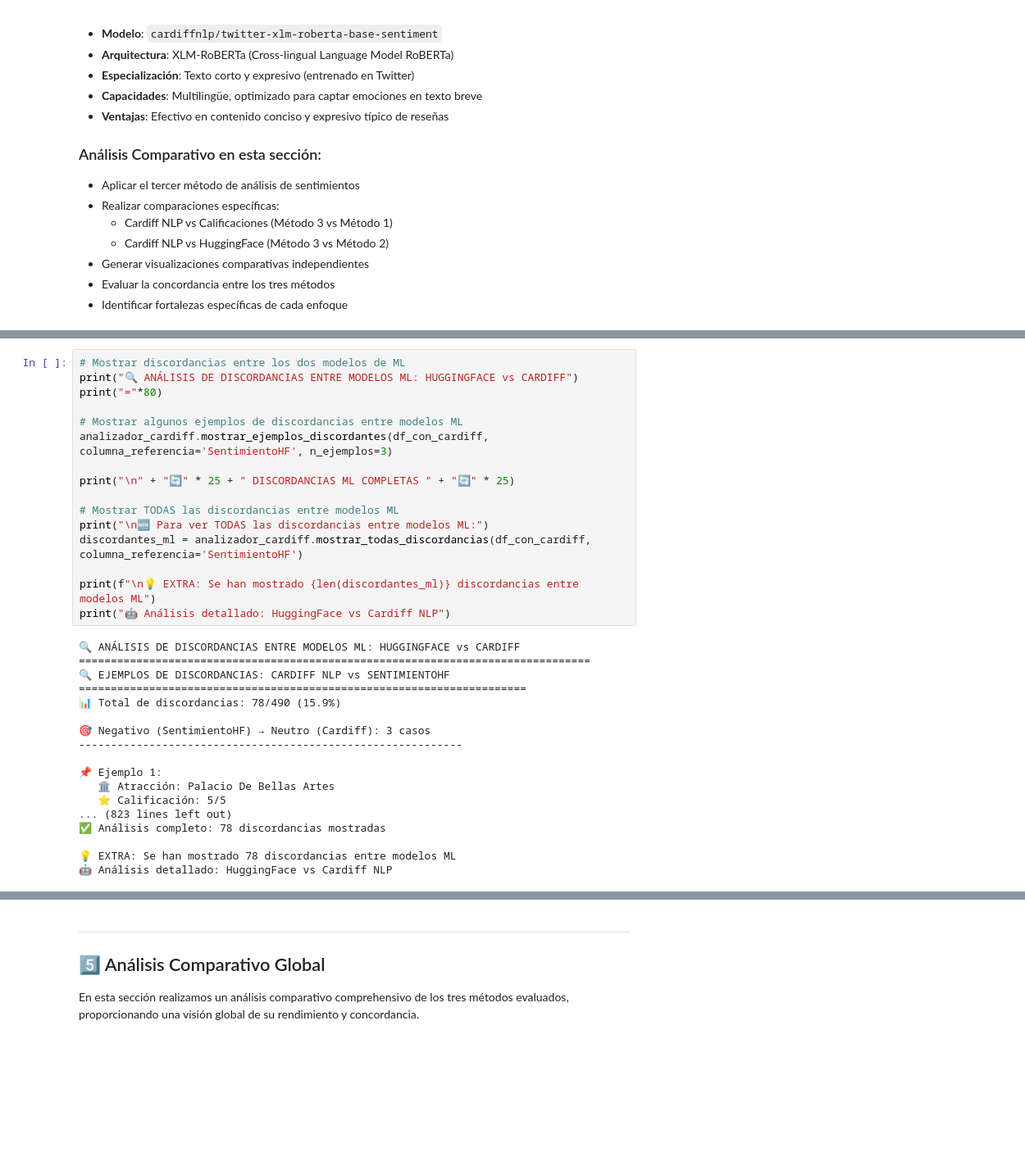
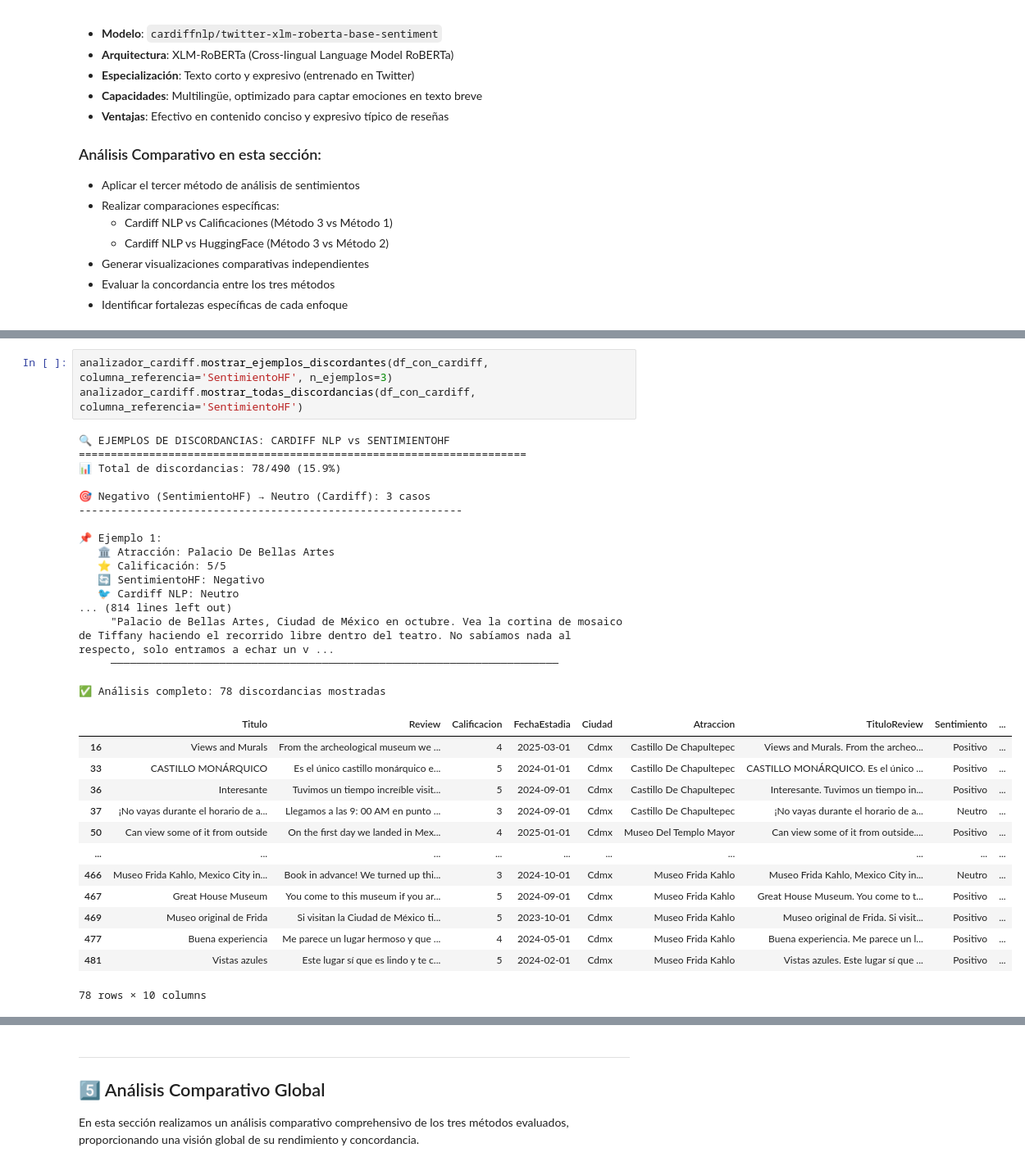
Before and after one commit to VictorWKey/AI-Tourism-Opinion-Analyzer, a Jupyter notebook: notebooks/02-analisis-de-sentimientos.ipynb, the cells around one changed output, grey strips where cells are left out. Shown at 82% size. Cells and saved outputs as stored; diff of their text form; blank space fills up the shorter version.

```diff
--- a/notebooks/02-analisis-de-sentimientos.ipynb
+++ b/notebooks/02-analisis-de-sentimientos.ipynb
@@ -809,35 +591,35 @@ print("📁 Usando: VisualizadorSentimientos.crear_visualizacion_comparacion_car
 # %%
-# Mostrar discordancias entre los dos modelos de ML
-print("🔍 ANÁLISIS DE DISCORDANCIAS ENTRE MODELOS ML: HUGGINGFACE vs CARDIFF")
-print("="*80)
-
-# Mostrar algunos ejemplos de discordancias entre modelos ML
 analizador_cardiff.mostrar_ejemplos_discordantes(df_con_cardiff, columna_referencia='SentimientoHF', n_ejemplos=3)
-
-print("\n" + "🔄" * 25 + " DISCORDANCIAS ML COMPLETAS " + "🔄" * 25)
-
-# Mostrar TODAS las discordancias entre modelos ML
-print("\n🆕 Para ver TODAS las discordancias entre modelos ML:")
-discordantes_ml = analizador_cardiff.mostrar_todas_discordancias(df_con_cardiff, columna_referencia='SentimientoHF')
-
-print(f"\n💡 EXTRA: Se han mostrado {len(discordantes_ml)} discordancias entre modelos ML")
-print("🤖 Análisis detallado: HuggingFace vs Cardiff NLP")
+analizador_cardiff.mostrar_todas_discordancias(df_con_cardiff, columna_referencia='SentimientoHF')
 # %% [output]
-🔍 ANÁLISIS DE DISCORDANCIAS ENTRE MODELOS ML: HUGGINGFACE vs CARDIFF
-================================================================================
 🔍 EJEMPLOS DE DISCORDANCIAS: CARDIFF NLP vs SENTIMIENTOHF
 ======================================================================
 📊 Total de discordancias: 78/490 (15.9%)
 
 🎯 Negativo (SentimientoHF) → Neutro (Cardiff): 3 casos
 ------------------------------------------------------------
 
 📌 Ejemplo 1:
    🏛️ Atracción: Palacio De Bellas Artes
    ⭐ Calificación: 5/5
-... (823 lines left out)
+   🔄 SentimientoHF: Negativo
+   🐦 Cardiff NLP: Neutro
+... (814 lines left out)
+     "Palacio de Bellas Artes, Ciudad de México en octubre. Vea la cortina de mosaico de Tiffany haciendo el recorrido libre dentro del teatro. No sabíamos nada al respecto, solo entramos a echar un v ...
+     ──────────────────────────────────────────────────────────────────────
+
 ✅ Análisis completo: 78 discordancias mostradas
-
-💡 EXTRA: Se han mostrado 78 discordancias entre modelos ML
-🤖 Análisis detallado: HuggingFace vs Cardiff NLP
+|  | Titulo | Review | Calificacion | FechaEstadia | Ciudad | Atraccion | TituloReview | Sentimiento | ... |
+| 16 | Views and Murals | From the archeological museum we ... | 4 | 2025-03-01 | Cdmx | Castillo De Chapultepec | Views and Murals. From the archeo... | Positivo | ... |
+| 33 | CASTILLO MONÁRQUICO | Es el único castillo monárquico e... | 5 | 2024-01-01 | Cdmx | Castillo De Chapultepec | CASTILLO MONÁRQUICO. Es el único ... | Positivo | ... |
+| 36 | Interesante | Tuvimos un tiempo increíble visit... | 5 | 2024-09-01 | Cdmx | Castillo De Chapultepec | Interesante. Tuvimos un tiempo in... | Positivo | ... |
+| 37 | ¡No vayas durante el horario de a... | Llegamos a las 9: 00 AM en punto ... | 3 | 2024-09-01 | Cdmx | Castillo De Chapultepec | ¡No vayas durante el horario de a... | Neutro | ... |
+| 50 | Can view some of it from outside | On the first day we landed in Mex... | 4 | 2025-01-01 | Cdmx | Museo Del Templo Mayor | Can view some of it from outside.... | Positivo | ... |
+| ... | ... | ... | ... | ... | ... | ... | ... | ... | ... |
+| 466 | Museo Frida Kahlo, Mexico City in... | Book in advance! We turned up thi... | 3 | 2024-10-01 | Cdmx | Museo Frida Kahlo | Museo Frida Kahlo, Mexico City in... | Neutro | ... |
+| 467 | Great House Museum | You come to this museum if you ar... | 5 | 2024-09-01 | Cdmx | Museo Frida Kahlo | Great House Museum. You come to t... | Positivo | ... |
+| 469 | Museo original de Frida | Si visitan la Ciudad de México ti... | 5 | 2023-10-01 | Cdmx | Museo Frida Kahlo | Museo original de Frida. Si visit... | Positivo | ... |
+| 477 | Buena experiencia | Me parece un lugar hermoso y que ... | 4 | 2024-05-01 | Cdmx | Museo Frida Kahlo | Buena experiencia. Me parece un l... | Positivo | ... |
+| 481 | Vistas azules | Este lugar sí que es lindo y te c... | 5 | 2024-02-01 | Cdmx | Museo Frida Kahlo | Vistas azules. Este lugar sí que ... | Positivo | ... |
+78 rows × 10 columns
 # %%
```
Also changed, not shown: parts of 29 cells of this notebook, 22 other files.
